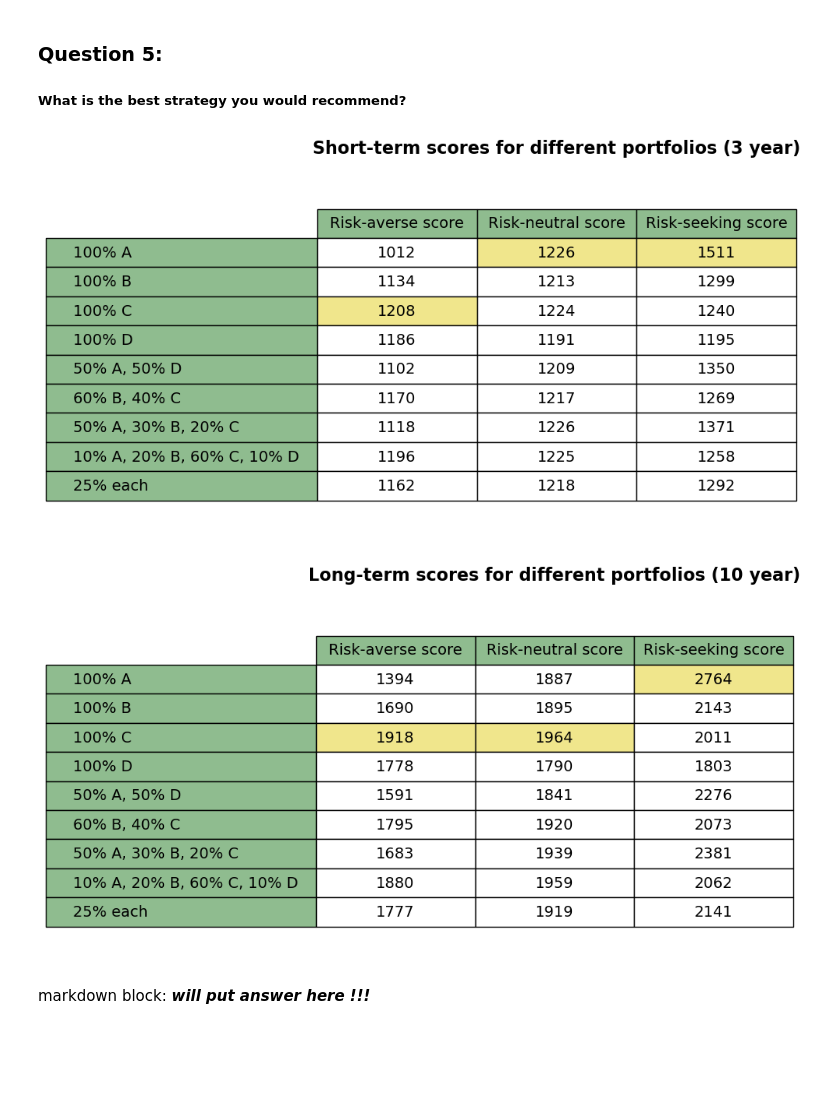
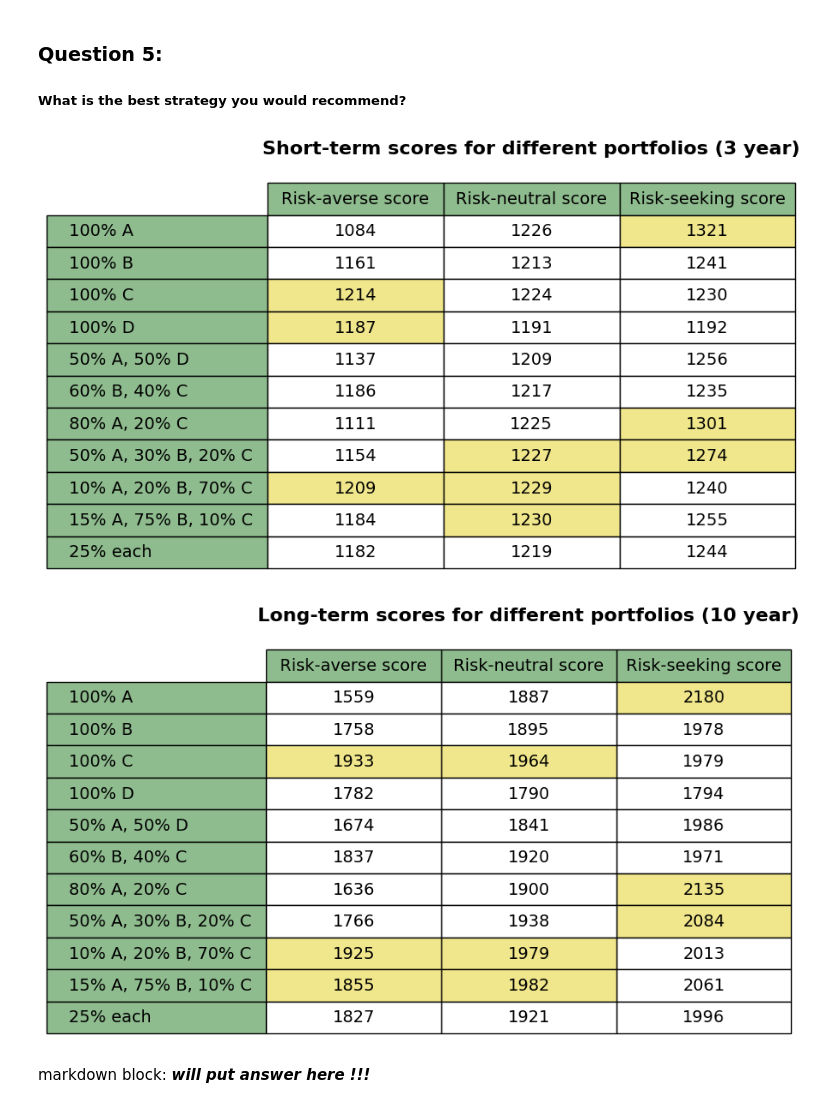
Before and after one commit to myin27/OR442-Term-Project, a Jupyter notebook: project.ipynb, the cells around one changed output. Cells and saved outputs as stored; diff of their text form; code cells hidden in the pictures; blank space fills up the shorter version.

```diff
--- a/project.ipynb
+++ b/project.ipynb
@@ -628,0 +631,8 @@ plt.show()
+# %%
+portfolios = setup_portfolios([0, 600000.0, 400000.0, 0], NUM_SIMS)
+simulate_multiple(portfolios, SHORT_TERM_YEARS)
+
+portfolio_totals = get_portfolio_totals(portfolios)
+
+SHORT_TERM_SCORES.append(get_scores(portfolio_totals))
+print_stats(portfolio_totals)
@@ -629,7 +731,7 @@ plt.show()
 # %% [markdown]
 We again start by simulating 3 years:
 # %%
-portfolios = setup_portfolios([0, 600000.0, 400000.0, 0], NUM_SIMS)
+portfolios = setup_portfolios([800000.0, 0.0, 200000.0, 0], NUM_SIMS)
 simulate_multiple(portfolios, SHORT_TERM_YEARS)
 
 portfolio_totals = get_portfolio_totals(portfolios)
@@ -839,0 +944,8 @@ plt.show()
+# %%
+portfolios = setup_portfolios([100000.0, 200000.0, 700000.0, 0.0], NUM_SIMS)
+simulate_multiple(portfolios, SHORT_TERM_YEARS)
+
+portfolio_totals = get_portfolio_totals(portfolios)
+
+SHORT_TERM_SCORES.append(get_scores(portfolio_totals))
+print_stats(portfolio_totals)
@@ -840,7 +1048,7 @@ plt.show()
 # %% [markdown]
 We start with simulating for 3 years:
 # %%
-portfolios = setup_portfolios([100000.0, 200000.0, 600000.0, 100000.0], NUM_SIMS)
+portfolios = setup_portfolios([150000.0, 750000.0, 100000.0, 0.0], NUM_SIMS)
 simulate_multiple(portfolios, SHORT_TERM_YEARS)
 
 portfolio_totals = get_portfolio_totals(portfolios)
@@ -1054,39 +1262,38 @@ plt.show()
 # %%
 fig, ax = plt.subplots()
 ax.axis('off')
 ax.axis('tight')
 ax.set_title("Short-term scores for different portfolios (3 year)", fontweight="bold", fontsize=16, pad=20)
 
 table = ax.table(
     cellText=SHORT_TERM_SCORES,
     rowLabels=["100% A", "100% B", "100% C", "100% D", "50% A, 50% D",
-               "60% B, 40% C", "50% A, 30% B, 20% C",
-               "10% A, 20% B, 60% C, 10% D", "25% each"],
+               "60% B, 40% C", "80% A, 20% C", "50% A, 30% B, 20% C",
+               "10% A, 20% B, 70% C", "15% A, 75% B, 10% C", "25% each"],
     colLabels=["Risk-averse score", "Risk-neutral score", "Risk-seeking score"],
     cellLoc="center",
     loc="center",
     rowColours=["darkseagreen"] * len(SHORT_TERM_SCORES),
     colColours=["darkseagreen"] * 3
 )
 table.auto_set_font_size(False)
 table.set_fontsize(14)
 table.scale(1, 1.8)  # increase row height
 
 # highlighting max score for each column
-risk_averse_max = np.argwhere(np.array(SHORT_TERM_SCORES)[:, 0] == np.max(np.array(SHORT_TERM_SCORES)[:, 0]))[0]
-risk_neutral_max = np.argwhere(np.array(SHORT_TERM_SCORES)[:, 1] == np.max(np.array(SHORT_TERM_SCORES)[:, 1]))[0]
-risk_seeking_max = np.argwhere(np.array(SHORT_TERM_SCORES)[:, 2] == np.max(np.array(SHORT_TERM_SCORES)[:, 2]))[0]
-
-table[int(risk_averse_max[0]) + 1, 0].set_facecolor("khaki")
-table[int(risk_neutral_max[0]) + 1, 1].set_facecolor("khaki")
-table[int(risk_seeking_max[0]) + 1, 2].set_facecolor("khaki")
+for i in range(3):
+    col_values = [score[i] for score in SHORT_TERM_SCORES]
+    max_3_values = sorted(col_values, reverse=True)[:3]
+    for j, value in enumerate(col_values):
+        if value in max_3_values:  # give some tolerance for max contender
+            table[j + 1, i].set_facecolor("khaki")
 
 # remove extra margins so table fills the axes (no gap at the top)
 fig.subplots_adjust(left=0.02, right=0.98, top=0.98, bottom=0.02)
 
 plt.show()
 # %% [output]
-[figure, old version]
+[figure, new version]
 # %%
 fig, ax = plt.subplots()
 ax.axis('off')
@@ -1096,8 +1303,8 @@ ax.set_title("Long-term scores for different portfolios (10 year)", fontweight="
 table = ax.table(
     cellText=LONG_TERM_SCORES,
     rowLabels=["100% A", "100% B", "100% C", "100% D", "50% A, 50% D",
-               "60% B, 40% C", "50% A, 30% B, 20% C",
-               "10% A, 20% B, 60% C, 10% D", "25% each"],
+               "60% B, 40% C", "80% A, 20% C", "50% A, 30% B, 20% C",
+               "10% A, 20% B, 70% C", "15% A, 75% B, 10% C", "25% each"],
     colLabels=["Risk-averse score", "Risk-neutral score", "Risk-seeking score"],
     cellLoc="center",
     loc="center",
@@ -1109,19 +1316,18 @@ table.set_fontsize(14)
 table.scale(1, 1.8)  # increase row height
 
 # highlighting max score for each column
-risk_averse_max = np.argwhere(np.array(LONG_TERM_SCORES)[:, 0] == np.max(np.array(LONG_TERM_SCORES)[:, 0]))[0]
-risk_neutral_max = np.argwhere(np.array(LONG_TERM_SCORES)[:, 1] == np.max(np.array(LONG_TERM_SCORES)[:, 1]))[0]
-risk_seeking_max = np.argwhere(np.array(LONG_TERM_SCORES)[:, 2] == np.max(np.array(LONG_TERM_SCORES)[:, 2]))[0]
-
-table[int(risk_averse_max[0]) + 1, 0].set_facecolor("khaki")
-table[int(risk_neutral_max[0]) + 1, 1].set_facecolor("khaki")
-table[int(risk_seeking_max[0]) + 1, 2].set_facecolor("khaki")
+for i in range(3):
+    col_values = [score[i] for score in LONG_TERM_SCORES]
+    max_3_values = sorted(col_values, reverse=True)[:3]
+    for j, value in enumerate(col_values):
+        if value in max_3_values:
+            table[j + 1, i].set_facecolor("khaki")
 
 # remove extra margins so table fills the axes (no gap at the top)
 fig.subplots_adjust(left=0.02, right=0.98, top=0.98, bottom=0.02)
 
 plt.show()
 # %% [output]
-[figure, old version]
+[figure, new version]
 # %% [markdown]
 markdown block: ***will put answer here !!!***
```
Also changed, not shown: parts of 49 cells of this notebook.
